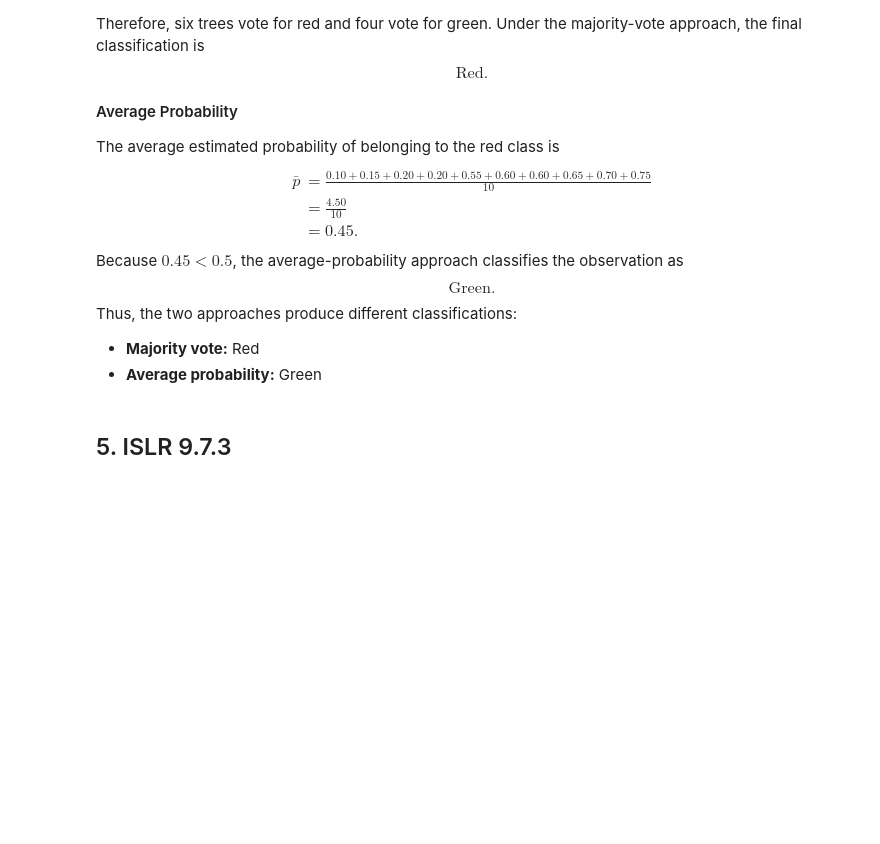
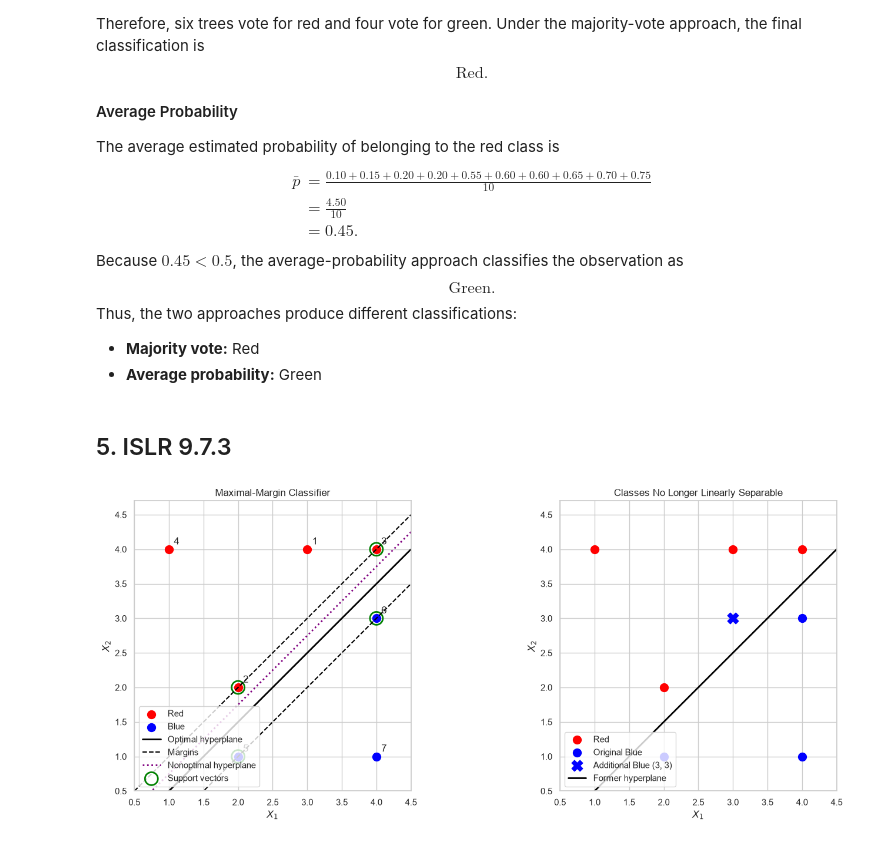
Before and after one commit to manvsatish/dsci-552-hw-6, a Jupyter notebook: notebook/Satish_Manvika_HW6.ipynb, the cells around one changed output. Drawn from its saved outputs; the diff is of its cells as text; code cells hidden in the pictures; blank space fills up the shorter version.

```diff
--- a/notebook/Satish_Manvika_HW6.ipynb
+++ b/notebook/Satish_Manvika_HW6.ipynb
@@ -878,3 +878,43 @@ Thus, the two approaches produce different classifications:
 - **Average probability:** Green
 # %% [markdown]
 ## 5. ISLR 9.7.3
+# %%
+red_points = np.array([[3, 4], [2, 2], [4, 4], [1, 4]])
+blue_points = np.array([[2, 1], [4, 3], [4, 1]])
+observation_numbers = np.arange(1, 8)
+x_values = np.linspace(0.5, 4.5, 300)
+figure, axes = plt.subplots(1, 2, figsize=(15, 6))
+axes[0].scatter(red_points[:, 0], red_points[:, 1], color="red", s=100, label="Red") # og obs and separating hyperplanes
+axes[0].scatter(blue_points[:, 0], blue_points[:, 1], color="blue", s=100, label="Blue")
+all_points = np.vstack([red_points, blue_points])
+for number, point in zip(observation_numbers, all_points):
+    axes[0].annotate(str(number), (point[0], point[1]), xytext=(6, 6), textcoords="offset points")
+
+axes[0].plot(x_values, x_values - 0.5, color="black", linewidth=2, label="Optimal hyperplane") #optimal hyperplane: x2 = x1 - 0.5
+axes[0].plot(x_values, x_values, color="black", linestyle="--", label="Margins") # margin boundaries
+axes[0].plot(x_values, x_values - 1, color="black", linestyle="--")
+axes[0].plot(x_values, x_values - 0.25, color="purple", linestyle=":", linewidth=2, label="Nonoptimal hyperplane") # ex nonoptimal separating hyperplane
+support_vectors = np.array([[2, 2], [4, 4], [2, 1], [4, 3]]) # circle support vectors
+axes[0].scatter(support_vectors[:, 0], support_vectors[:, 1], facecolors="none", edgecolors="green", s=250, linewidths=2, label="Support vectors")
+axes[0].set_title("Maximal-Margin Classifier")
+axes[0].set_xlabel("$X_1$")
+axes[0].set_ylabel("$X_2$")
+axes[0].set_xlim(0.5, 4.5)
+axes[0].set_ylim(0.5, 4.7)
+axes[0].set_aspect("equal")
+axes[0].legend(loc="lower left")
+axes[1].scatter(red_points[:, 0],red_points[:, 1], color="red", s=100, label="Red")
+axes[1].scatter(blue_points[:, 0], blue_points[:, 1], color="blue", s=100, label="Original Blue")
+axes[1].scatter(3, 3, color="blue", marker="X", s=180, label="Additional Blue (3, 3)")
+axes[1].plot(x_values, x_values - 0.5, color="black", linewidth=2,label="Former hyperplane")
+axes[1].set_title("Classes No Longer Linearly Separable")
+axes[1].set_xlabel("$X_1$")
+axes[1].set_ylabel("$X_2$")
+axes[1].set_xlim(0.5, 4.5)
+axes[1].set_ylim(0.5, 4.7)
+axes[1].set_aspect("equal")
+axes[1].legend(loc="lower left")
+plt.tight_layout()
+plt.show()
+# %% [output]
+[figure, added]
```
Also changed, not shown: parts of 1 cell of this notebook.
